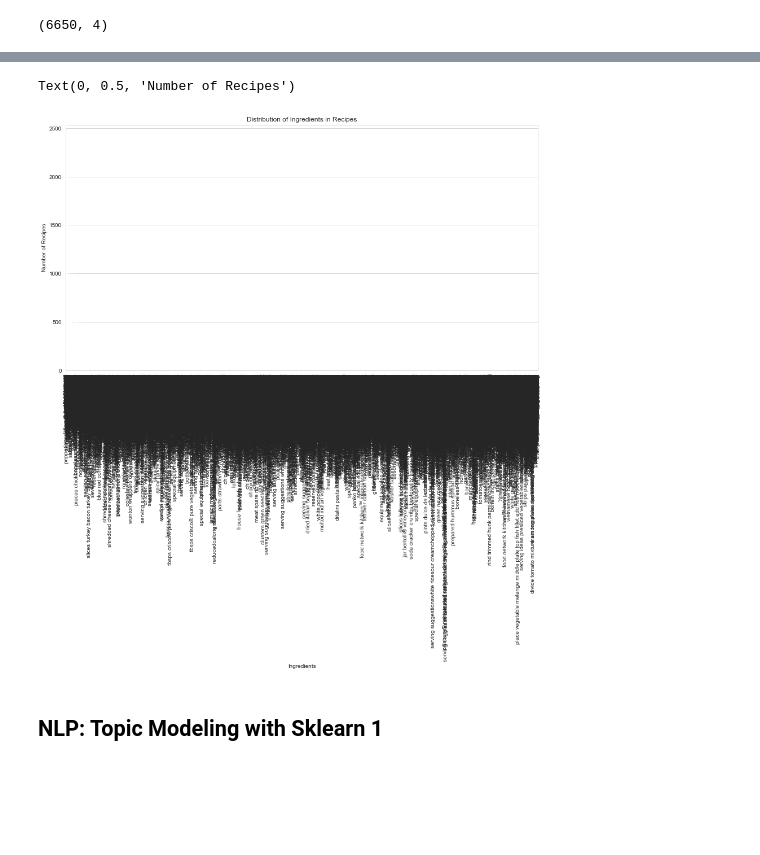
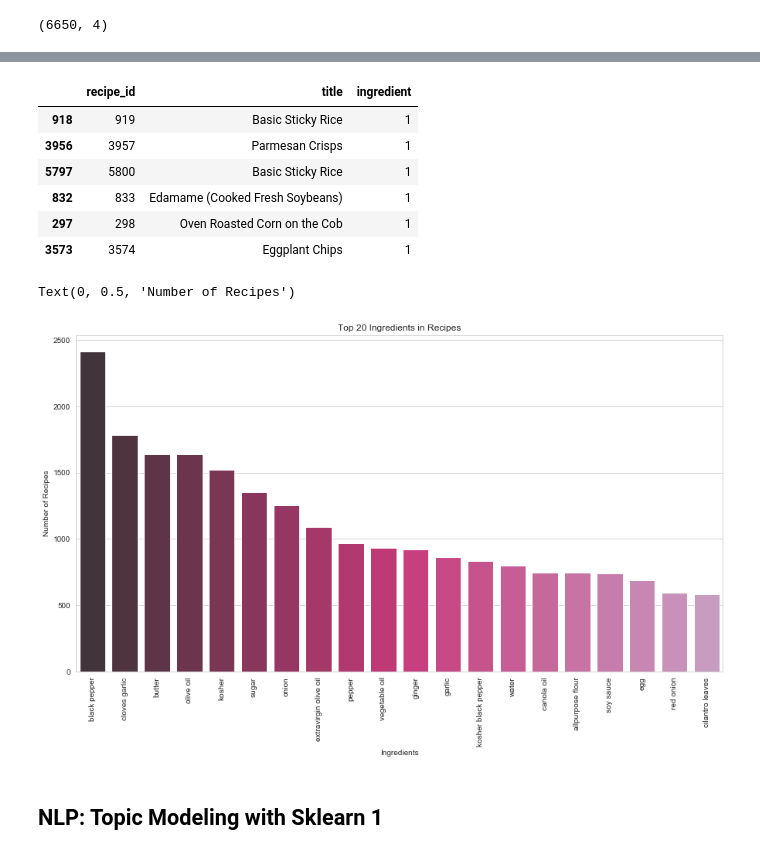
Before and after one commit to amazurek1/Recipe_Recommender, a Jupyter notebook: notebooks/FoodNetwork_NLP3.ipynb, the cells around one changed output, grey strips where cells are left out. Cells and saved outputs as stored; diff of their text form; code cells hidden in the pictures; blank space fills up the shorter version.

Commit message:
edited notebooks, added images, reorganized scripts, and updated django files

```diff
--- a/notebooks/FoodNetwork_NLP3.ipynb
+++ b/notebooks/FoodNetwork_NLP3.ipynb
@@ -126,16 +138,27 @@ ingred_list = data2.ingredient.tolist()
+# %%
+# sort values to look at the recipes with the least unique ingredients
+data_grouped2.sort_values(by="ingredient", ascending=True).head(6)
+# %% [output]
+|  | recipe_id | title | ingredient |
+| 918 | 919 | Basic Sticky Rice | 1 |
+| 3956 | 3957 | Parmesan Crisps | 1 |
+| 5797 | 5800 | Basic Sticky Rice | 1 |
+| 832 | 833 | Edamame (Cooked Fresh Soybeans) | 1 |
+| 297 | 298 | Oven Roasted Corn on the Cob | 1 |
+| 3573 | 3574 | Eggplant Chips | 1 |
 # %%
 # visualize distribution of ingredients
 sns.set_style("whitegrid")
 plt.figure(figsize=(15,8))
-ct = sns.countplot(ingred_list, palette="PuRd_d")
+ct = sns.countplot(x=data2.ingredient, palette="PuRd_d", order=data2.ingredient.value_counts()[:20].index)
 for label in ct.get_xticklabels():
     label.set_rotation(90)
-plt.title("Distribution of Ingredients in Recipes")
+plt.title("Top 20 Ingredients in Recipes")
 plt.xlabel("Ingredients")
 plt.ylabel("Number of Recipes")
 # %% [output]
 Text(0, 0.5, 'Number of Recipes')
-[figure, old version]
+[figure, new version]
 # %% [markdown]
 ## NLP: Topic Modeling with Sklearn 1
 # %%
```
Also changed, not shown: parts of 25 cells of this notebook, 44 other files.
